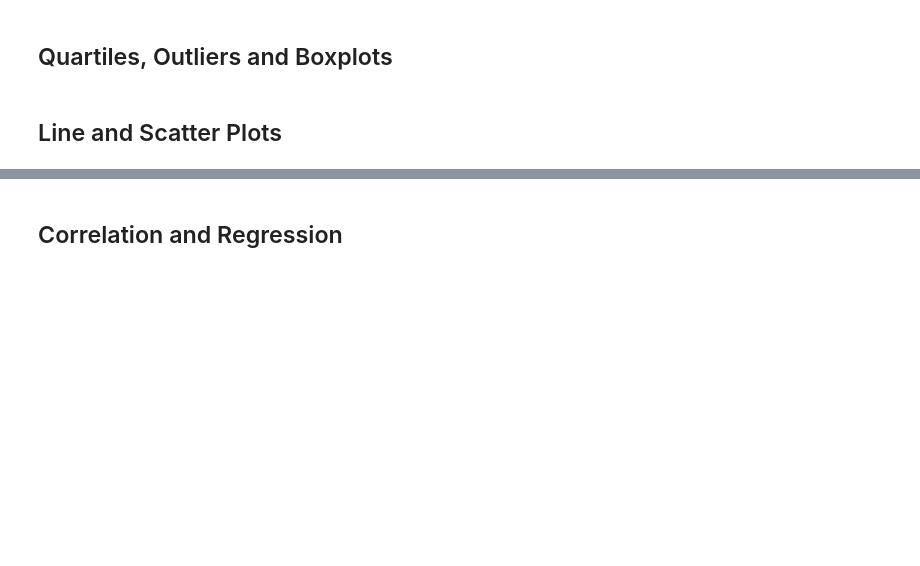
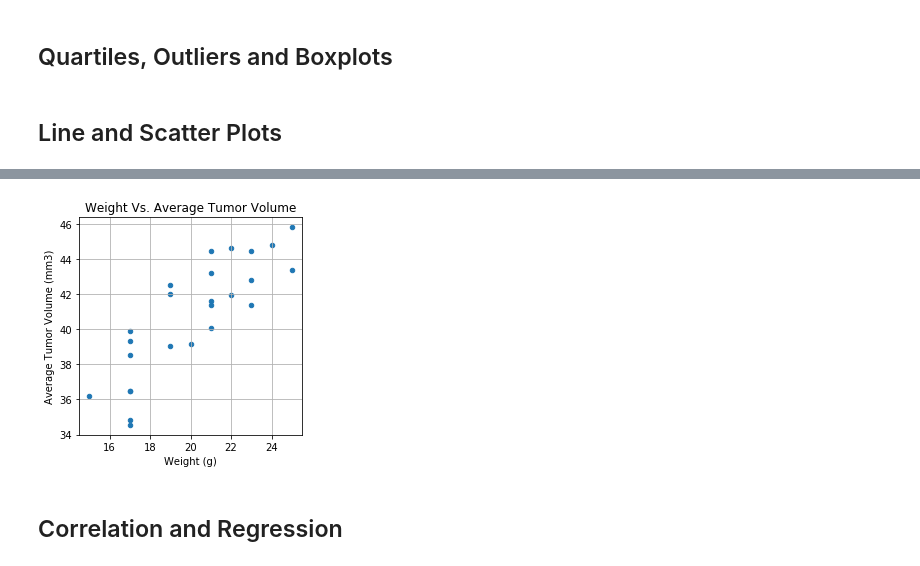
Before and after one commit to EMENGH/matplotlib-challenge, a Jupyter notebook: Pymaceuticals/pymaceuticals_starter.ipynb, the cells around one changed output, grey strips where cells are left out. Cells and saved outputs as stored; diff of their text form; code cells hidden in the pictures; blank space fills up the shorter version.

```diff
--- a/Pymaceuticals/pymaceuticals_starter.ipynb
+++ b/Pymaceuticals/pymaceuticals_starter.ipynb
@@ -195,3 +229,21 @@ plt.pie(sizes, autopct="%1.1f%%", labels=labels)
+# %%
+# Generate a scatter plot of mouse weight versus average tumor volume for the Capomulin regimen
+weight_vol_capomulin = lineplot_capomulin.loc[:, ["Mouse ID", "Weight (g)", "Tumor Volume (mm3)"]]
+#weight_vol_capomulin.head()
+
+tumor_vol_avg = pd.DataFrame(weight_vol_capomulin.groupby(["Mouse ID", "Weight (g)"])["Tumor Volume (mm3)"].mean()).reset_index()
+tumor_vol_avg.head()
+
+tumor_vol_avg = tumor_vol_avg.set_index('Mouse ID')
+
+tumor_vol_avg = tumor_vol_avg.rename(columns={"Tumor Volume (mm3)": "Average Tumor Volume (mm3)"})
+
+#plot data
+tumor_vol_avg.plot(kind="scatter", x="Weight (g)", y="Average Tumor Volume (mm3)", grid=True, figsize=(4,4),
+              title="Weight Vs. Average Tumor Volume")
+plt.show()
+# %% [output]
+[figure, added]
 # %% [markdown]
 ## Correlation and Regression
 # %%
```
Also changed, not shown: parts of 5 cells of this notebook.
